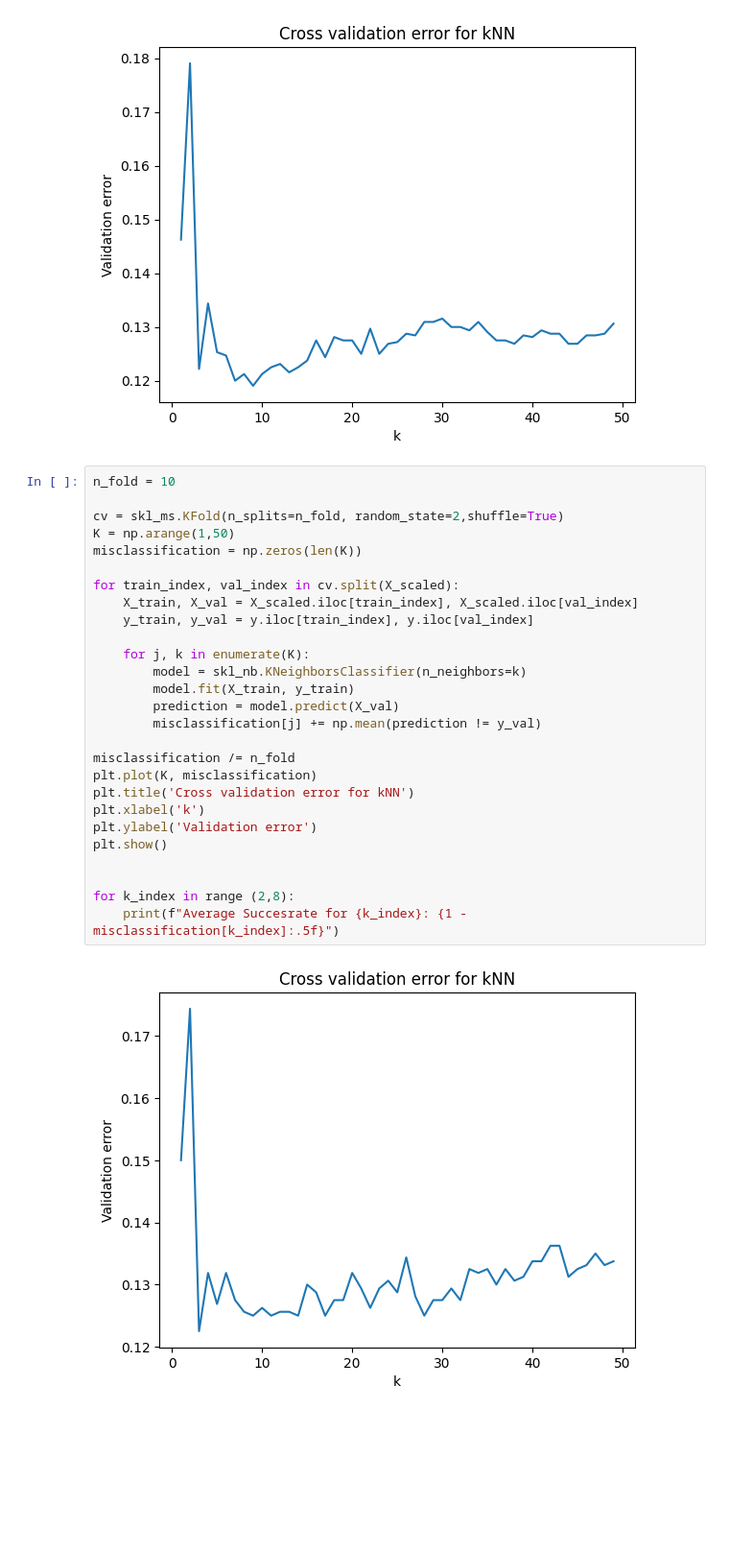
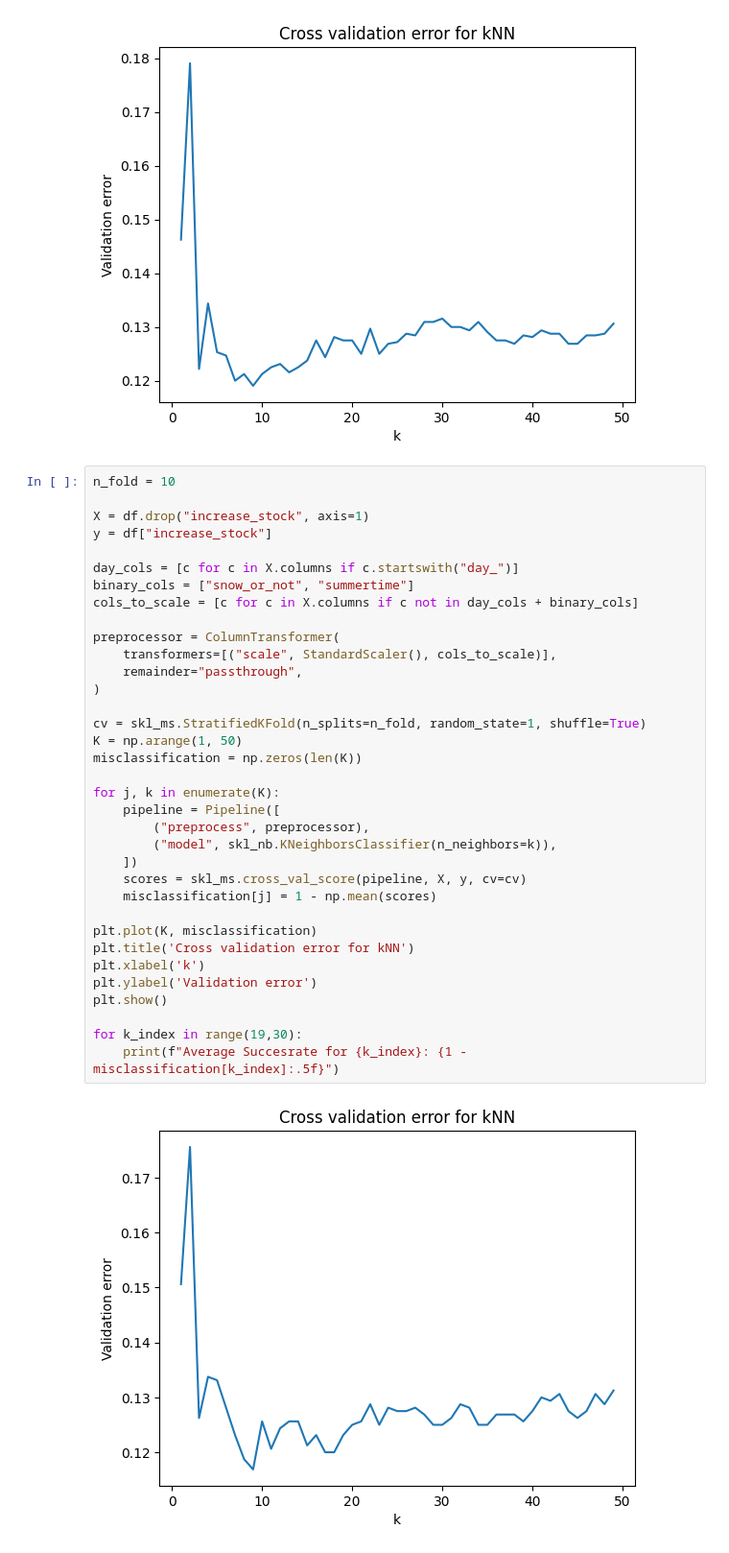
Before and after one commit to sebberendel/machine_learning_project, a Jupyter notebook: notebooks/xtremkarl.ipynb, the cells around one changed output. Shown at 96% size. Cells and saved outputs as stored; diff of their text form; blank space fills up the shorter version.

```diff
--- a/notebooks/xtremkarl.ipynb
+++ b/notebooks/xtremkarl.ipynb
@@ -137,29 +142,37 @@ plt.show()
 # %%
 n_fold = 10
 
-cv = skl_ms.KFold(n_splits=n_fold, random_state=2,shuffle=True)
-K = np.arange(1,50)
+X = df.drop("increase_stock", axis=1)
+y = df["increase_stock"]
+
+day_cols = [c for c in X.columns if c.startswith("day_")]
+binary_cols = ["snow_or_not", "summertime"]
+cols_to_scale = [c for c in X.columns if c not in day_cols + binary_cols]
+
+preprocessor = ColumnTransformer(
+    transformers=[("scale", StandardScaler(), cols_to_scale)],
+    remainder="passthrough",
+)
+
+cv = skl_ms.StratifiedKFold(n_splits=n_fold, random_state=1, shuffle=True)
+K = np.arange(1, 50)
 misclassification = np.zeros(len(K))
 
-for train_index, val_index in cv.split(X_scaled):
-    X_train, X_val = X_scaled.iloc[train_index], X_scaled.iloc[val_index]
-    y_train, y_val = y.iloc[train_index], y.iloc[val_index]
+for j, k in enumerate(K):
+    pipeline = Pipeline([
+        ("preprocess", preprocessor),
+        ("model", skl_nb.KNeighborsClassifier(n_neighbors=k)),
+    ])
+    scores = skl_ms.cross_val_score(pipeline, X, y, cv=cv)
+    misclassification[j] = 1 - np.mean(scores)
 
-    for j, k in enumerate(K):
-        model = skl_nb.KNeighborsClassifier(n_neighbors=k)
-        model.fit(X_train, y_train)
-        prediction = model.predict(X_val)
-        misclassification[j] += np.mean(prediction != y_val)
-
-misclassification /= n_fold
 plt.plot(K, misclassification)
 plt.title('Cross validation error for kNN')
 plt.xlabel('k')
 plt.ylabel('Validation error')
 plt.show()
 
-
-for k_index in range (2,8):
+for k_index in range(19,30):
     print(f"Average Succesrate for {k_index}: {1 - misclassification[k_index]:.5f}")
 # %% [output]
-[figure, old version]
+[figure, new version]
```
Also changed, not shown: parts of 7 cells of this notebook, 1 other file.
